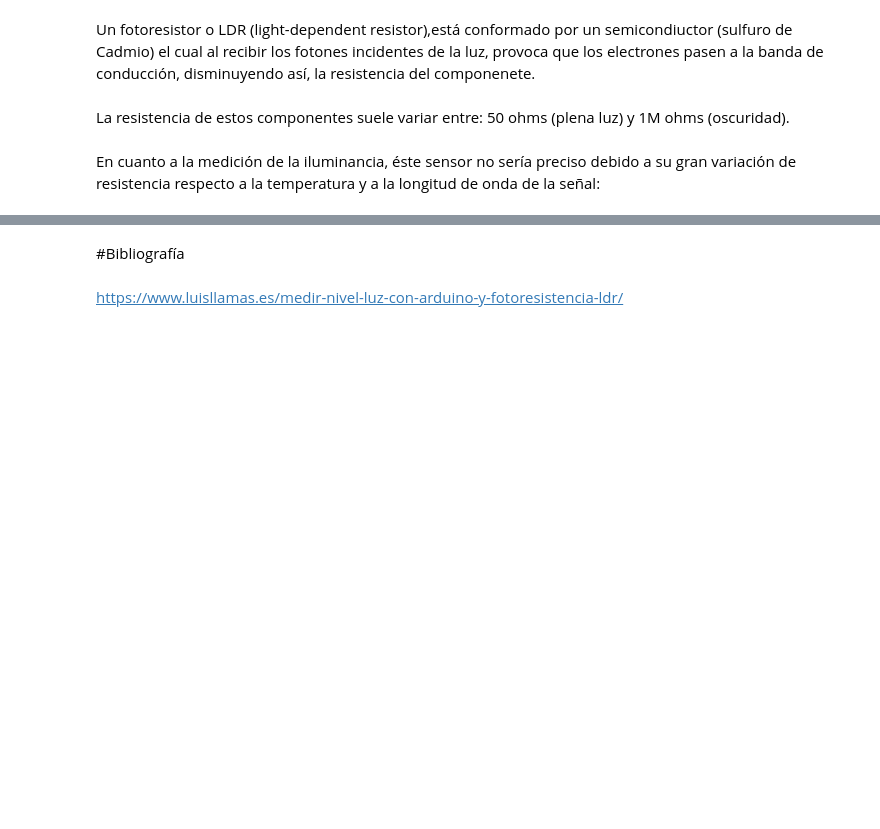
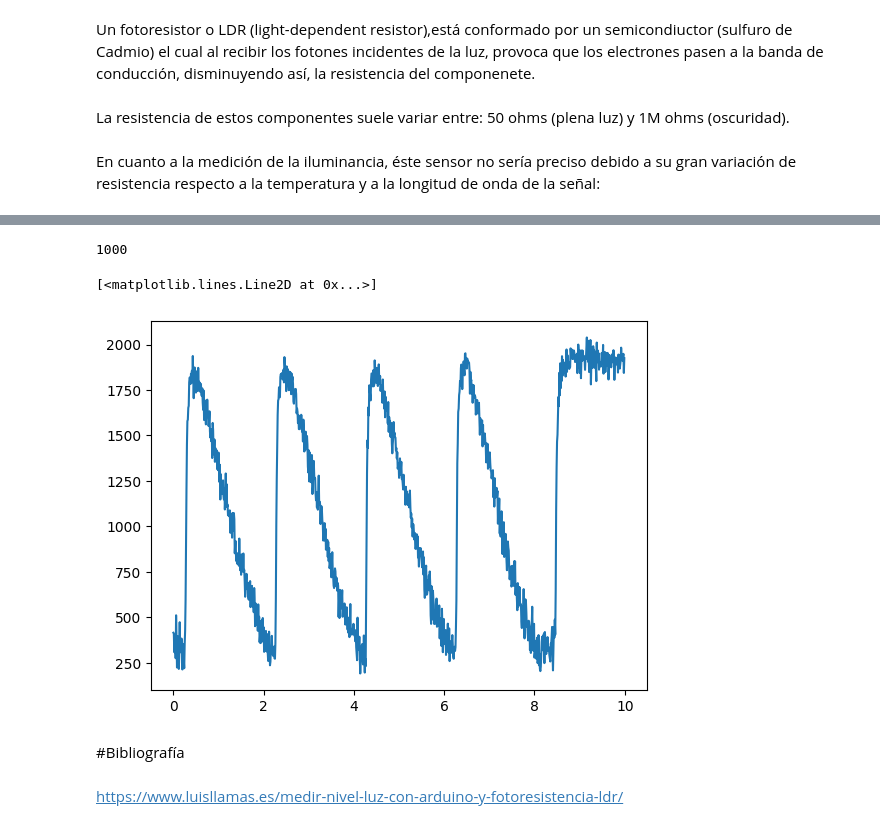
Before and after one commit to alex20022000/Signal_Processing_Project_Ciani-Dalle_Rive_Prieto, a Jupyter notebook: 01_Signal_Processing_Ciani+Dalle_Rive_Prieto.ipynb, the cells around one changed output, grey strips where cells are left out. Drawn from its saved outputs; the diff is of its cells as text; code cells hidden in the pictures; blank space fills up the shorter version.

```diff
--- a/01_Signal_Processing_Ciani+Dalle_Rive_Prieto.ipynb
+++ b/01_Signal_Processing_Ciani+Dalle_Rive_Prieto.ipynb
@@ -10,0 +21,3 @@ En cuanto a la medición de la iluminancia, éste sensor no sería preciso debid
+# %%
+data = pd.read_csv("/content/Signal_Processing_Project_Ciani-Dalle_Rive_Prieto/Lectura/ldr-100Hz-30-07-24.json")
+data.head()
@@ -10,0 +84,6 @@ En cuanto a la medición de la iluminancia, éste sensor no sería preciso debid
+# %%
+# Borramos columna unnamed
+data.drop(columns=['Unnamed: 2'], inplace=True)
+# %%
+ldr_data = data['LDR']
+ldr_data.head()
@@ -11,3 +98,14 @@ En cuanto a la medición de la iluminancia, éste sensor no sería preciso debid
+# %%
+len(ldr_data)
+# %% [output]
+1000
+# %%
+fs = 100
+t = np.arange(len(ldr_data))/fs
+plt.plot(t, ldr_data)
+# %% [output]
+[<matplotlib.lines.Line2D at 0x...>]
+[figure, added]
 # %% [markdown]
 #Bibliografía
 # %% [markdown]
```
Also changed, not shown: parts of 5 cells of this notebook.
